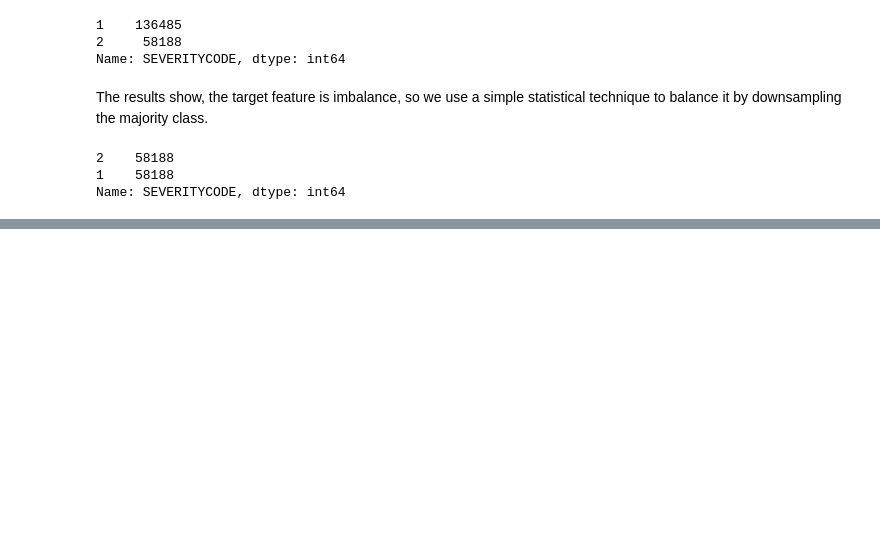
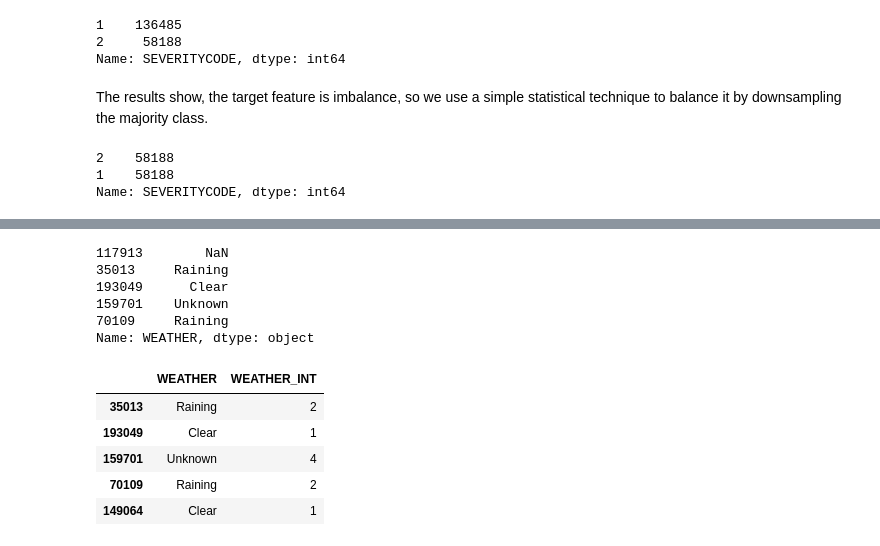
Before and after one commit to shubham225/Coursera-IBM_Data_Science, a Jupyter notebook: Capstone_Project_Car_Accident_Severity.ipynb, the cells around one changed output, grey strips where cells are left out. Cells and saved outputs as stored; diff of their text form; code cells hidden in the pictures; blank space fills up the shorter version.

```diff
--- a/Capstone_Project_Car_Accident_Severity.ipynb
+++ b/Capstone_Project_Car_Accident_Severity.ipynb
@@ -91,0 +111,27 @@ Name: SEVERITYCODE, dtype: int64
+# %%
+df_balanced["WEATHER"].head()
+# %% [output]
+117913        NaN
+35013     Raining
+193049      Clear
+159701    Unknown
+70109     Raining
+Name: WEATHER, dtype: object
+# %%
+# creating a dict file
+weather_dict = {'Clear': 1,'Raining': 2,'Overcast': 3,'Unknown': 4,'Snowing': 5,'Other': 6,'Fog/Smog/Smoke': 7,'Sleet/Hail/Freezing Rain': 8,'Blowing Sand/Dirt': 9,'Severe Crosswind': 10,'Partly Cloudy': 11}
+#dict_w = dict(Clear = 1,Raining = 2,Overcast = 3,Unknown = 4,Snowing = 5,Other = 6,Fog/Smog/Smoke = 7,Sleet/Hail/Freezing Rain = 8, Blowing Sand/Dirt = 9,Severe Crosswind = 10,Partly Cloudy = 11)
+# traversing through dataframe
+#df_collision.WEATHER = [weather_dict[item] for item in df_collision.WEATHER]
+#df_collision.map()
+df_balanced.dropna(subset = ['WEATHER'], inplace=True)
+df_balanced['WEATHER_INT'] = df_balanced['WEATHER'].map(weather_dict)
+# %%
+df_balanced[['WEATHER','WEATHER_INT']].head()
+# %% [output]
+|  | WEATHER | WEATHER_INT |
+| 35013 | Raining | 2 |
+| 193049 | Clear | 1 |
+| 159701 | Unknown | 4 |
+| 70109 | Raining | 2 |
+| 149064 | Clear | 1 |
```
Also changed, not shown: parts of 42 cells of this notebook.
